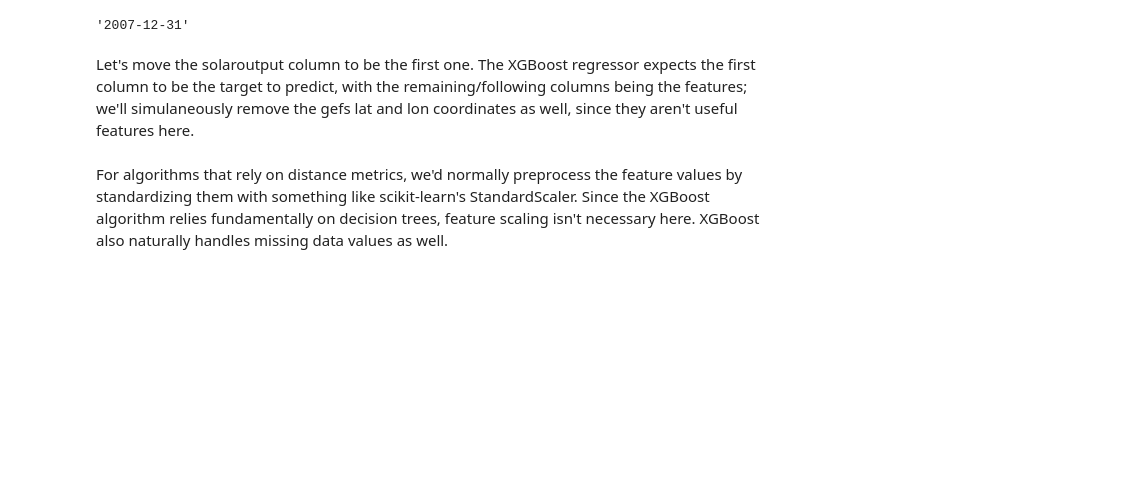
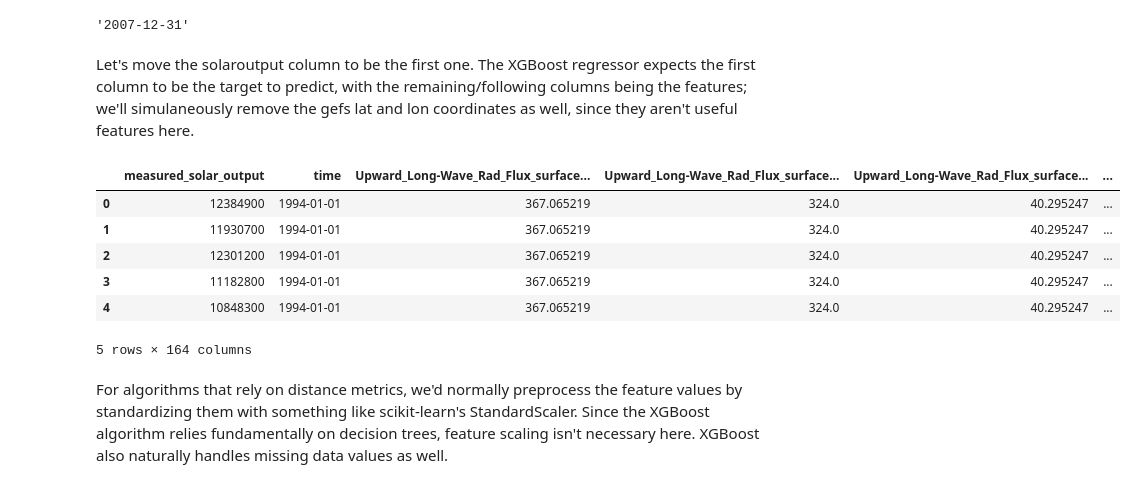
Before and after one commit to josiahmwalton/BrightIdea, a Jupyter notebook: modelling/XGBoost Forecasting.ipynb, the cells around one changed output. Saved outputs shown, nothing was run; the diff lists cells and outputs as text; code cells hidden in the pictures; blank space fills up the shorter version.

```diff
--- a/modelling/XGBoost Forecasting.ipynb
+++ b/modelling/XGBoost Forecasting.ipynb
@@ -76,10 +69,18 @@ df["time"].max()
 Let's move the solaroutput column to be the first one. The XGBoost regressor expects the first column to be the target to predict, with the remaining/following columns being the features; we'll simulaneously remove the gefs lat and lon coordinates as well, since they aren't useful features here.
 # %%
 dataset_df = pd.concat(
-    [df['solaroutput'], df.drop(['solaroutput', 'gefs_lat', 'gefs_lon'], axis=1)],
+    [df['measured_solar_output'], df.drop(['measured_solar_output', 'lat', 'lon'], axis=1)],
     axis=1
 )
 dataset_df.head()
+# %% [output]
+|  | measured_solar_output | time | Upward_Long-Wave_Rad_Flux_surface... | Upward_Long-Wave_Rad_Flux_surface... | Upward_Long-Wave_Rad_Flux_surface... | ... |
+| 0 | 12384900 | 1994-01-01 | 367.065219 | 324.0 | 40.295247 | ... |
+| 1 | 11930700 | 1994-01-01 | 367.065219 | 324.0 | 40.295247 | ... |
+| 2 | 12301200 | 1994-01-01 | 367.065219 | 324.0 | 40.295247 | ... |
+| 3 | 11182800 | 1994-01-01 | 367.065219 | 324.0 | 40.295247 | ... |
+| 4 | 10848300 | 1994-01-01 | 367.065219 | 324.0 | 40.295247 | ... |
+5 rows × 164 columns
 # %% [markdown]
 For algorithms that rely on distance metrics, we'd normally preprocess the feature values by standardizing them with something like scikit-learn's StandardScaler. Since the XGBoost algorithm relies fundamentally on decision trees, feature scaling isn't necessary here. XGBoost also naturally handles missing data values as well.
 # %% [markdown]
```
Also changed, not shown: parts of 11 cells of this notebook.
